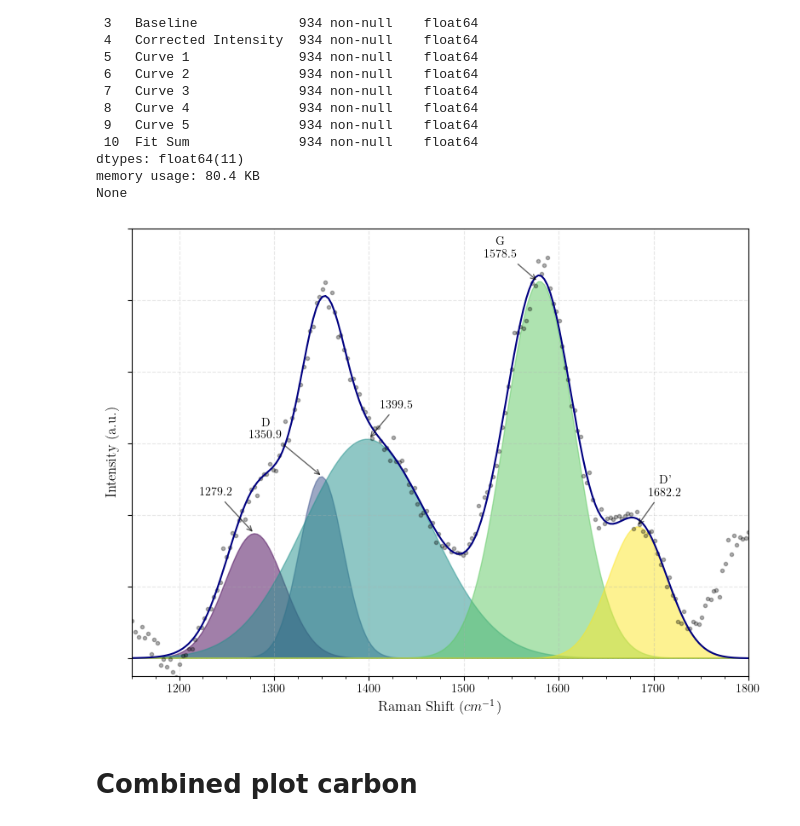
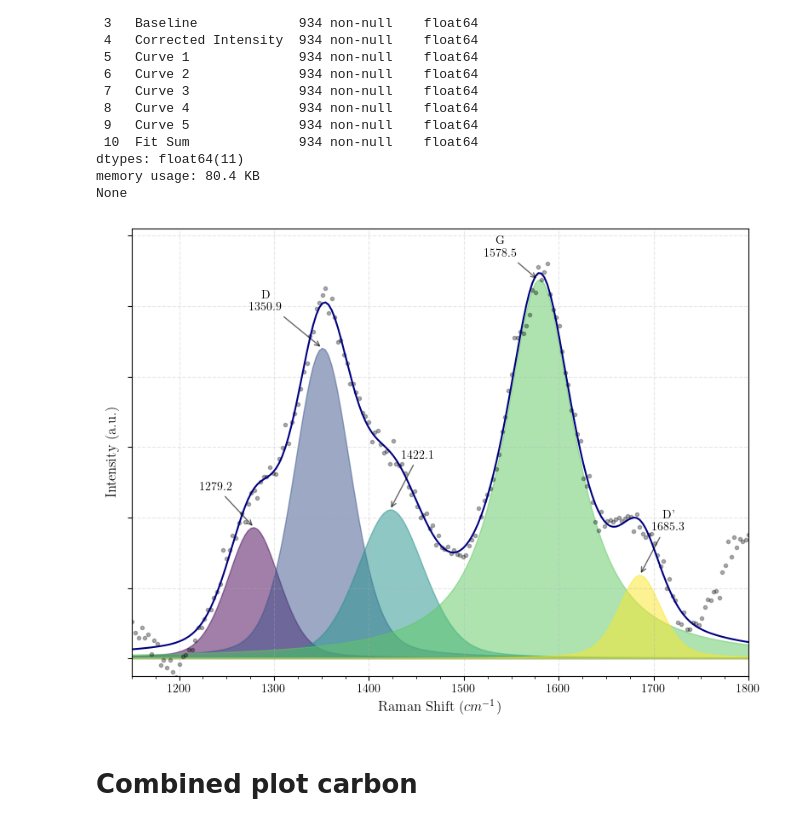
Before and after one commit to XXLutz13/Master_data, a Jupyter notebook: Raman/plotting_fit.ipynb, the cells around one changed output. Cells and saved outputs as stored; diff of their text form; code cells hidden in the pictures.

Commit message:
plotting raman

```diff
--- a/Raman/plotting_fit.ipynb
+++ b/Raman/plotting_fit.ipynb
@@ -20,7 +20,7 @@ plt.rcParams.update({
 # %% [markdown]
 # 900 °C
 # %%
-file_path = r"../Data/Raman/900_front.txt"
+file_path = r"../Data/Raman/900_front_voigt.txt"
 
 data_900 = pd.read_csv(file_path, sep='\t')
 print(data_900.info())
@@ -103,7 +103,7 @@ plt.show()
 # %% [markdown]
 # 800 °C
 # %%
-file_path_800 = r"../Data/Raman/800_front.txt"
+file_path_800 = r"../Data/Raman/800_front_voigt.txt"
 
 data_800 = pd.read_csv(file_path_800, sep='\t')
 print(data_800.info())
@@ -152,37 +152,37 @@ plt.annotate(f'D\n{px2:.1f}', xy=(px2, py2),
             xytext=(px2-60, py2 + 250), ha='center', va='bottom',
             arrowprops=dict(arrowstyle='->', color='black', lw=1, alpha=0.6), fontsize=10, fontweight='bold')
 
 px3 = data_800['Raman shift'][data_800['Curve 3'].idxmax()]
 py3 = data_800['Curve 3'][data_800['Curve 3'].idxmax()]
 plt.annotate(f'{px3:.1f}', xy=(px3, py3),
-            xytext=(px3+30, py3 + 200), ha='center', va='bottom',
+            xytext=(px3+30, py3 + 350), ha='center', va='bottom',
             arrowprops=dict(arrowstyle='->', color='black', lw=1, alpha=0.6), fontsize=10, fontweight='bold')
 
 px4 = data_800['Raman shift'][data_800['Curve 4'].idxmax()]
 py4 = data_800['Curve 4'][data_800['Curve 4'].idxmax()]
 plt.annotate(f'G\n{px4:.1f}', xy=(px4, py4),
             xytext=(px4-40, py4 + 150), ha='center', va='bottom',
             arrowprops=dict(arrowstyle='->', color='black', lw=1, alpha=0.6), fontsize=10, fontweight='bold')
 
 px5 = data_800['Raman shift'][data_800['Curve 5'].idxmax()]
 py5 = data_800['Curve 5'][data_800['Curve 5'].idxmax()]
 plt.annotate(f"D'\n{px5:.1f}", xy=(px5, py5),
-            xytext=(px5+30, py5 + 200), ha='center', va='bottom',
+            xytext=(px5+30, py5 + 300), ha='center', va='bottom',
             arrowprops=dict(arrowstyle='->', color='black', lw=1, alpha=0.6), fontsize=10, fontweight='bold')
 # ----------------------------------------------------------------------------------------------------------------
 
 ax.set_xlabel(r"Raman Shift ($cm^{-1}$)", fontsize=12)
 ax.set_ylabel(r"Intensity (a.u.)", fontsize=12)
 ax.set_yticklabels([])
 ax.set_xlim(1150, 1800)
-ax.set_ylim(-125, 3000)
+ax.set_ylim(-125, 3050)
 ax.xaxis.set_minor_locator(MultipleLocator(25))
 ax.grid(True, linestyle='--', alpha=0.3, zorder=1)
 plt.tight_layout()
 # plt.savefig(f'../Images/Raman/800_front_fit.pdf', dpi=500)
 plt.show()
 # %% [output]
-[figure, old version]
+[figure, new version]
 # %% [markdown]
 # Combined plot carbon
 # %%
```
Also changed, not shown: parts of 3 cells of this notebook, 6 other files.
